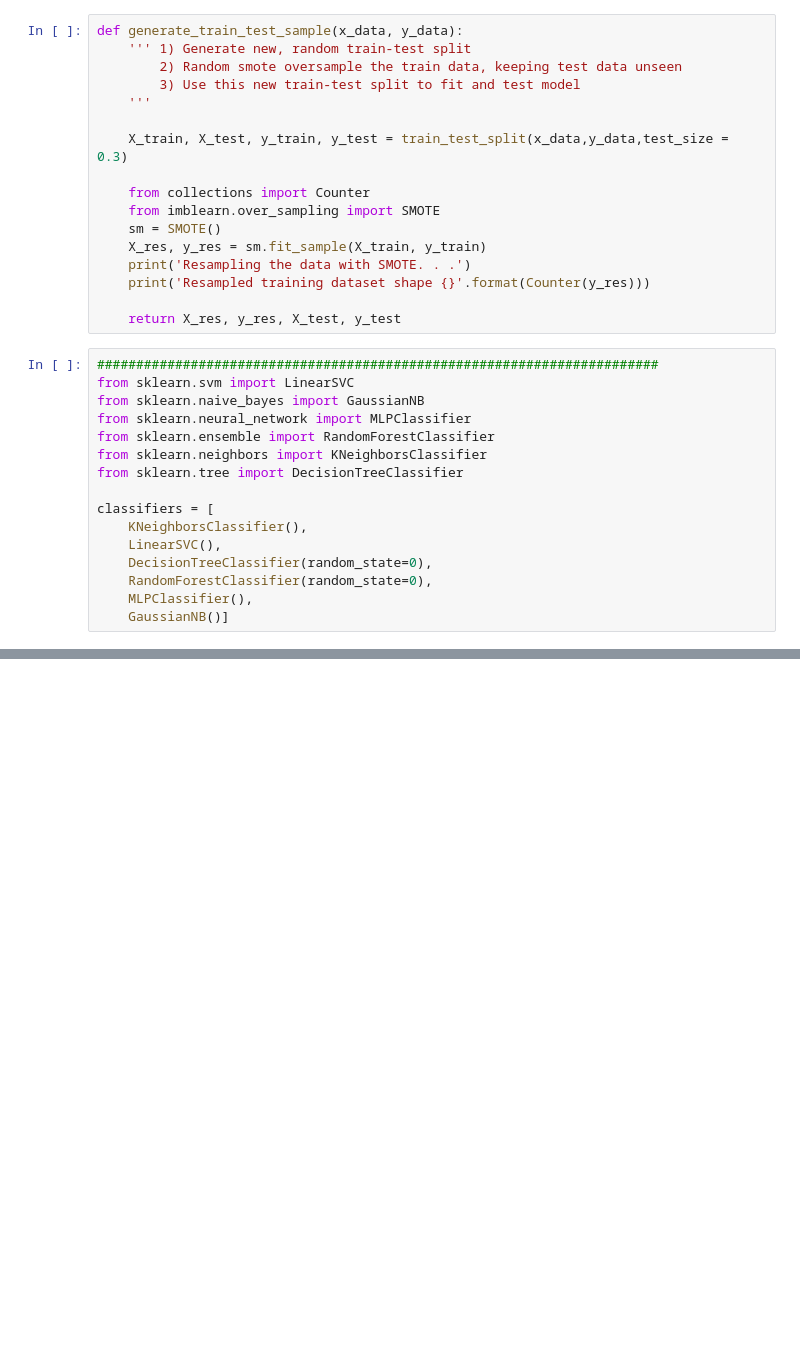
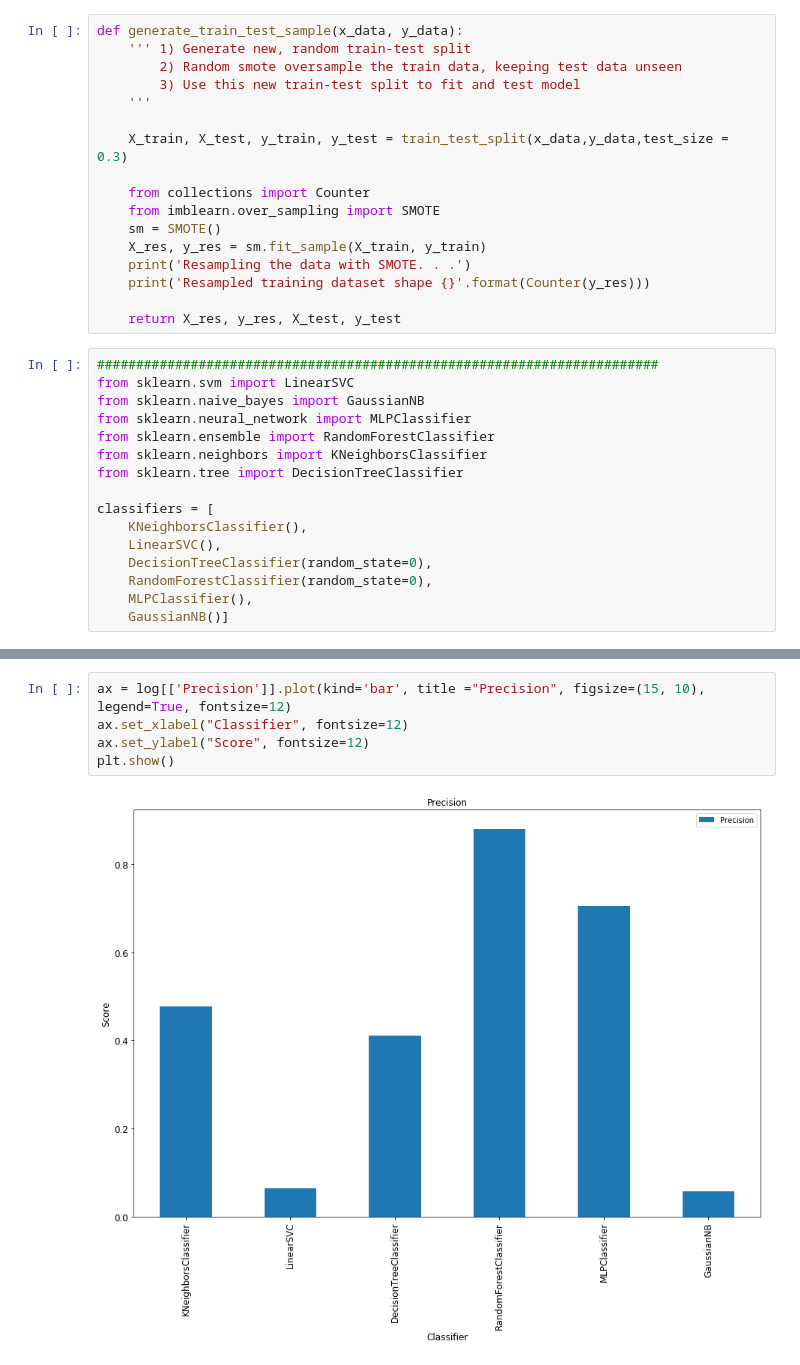
Before and after one commit to harrygraham/DeepLearning-CreditCardFraud, a Jupyter notebook: Baseline_Models.ipynb, the cells around one changed output, grey strips where cells are left out. Saved outputs shown, nothing was run; the diff lists cells and outputs as text; blank space fills up the shorter version.

```diff
--- a/Baseline_Models.ipynb
+++ b/Baseline_Models.ipynb
@@ -705,0 +815,7 @@ classifiers = [
+# %%
+ax = log[['Precision']].plot(kind='bar', title ="Precision", figsize=(15, 10), legend=True, fontsize=12)
+ax.set_xlabel("Classifier", fontsize=12)
+ax.set_ylabel("Score", fontsize=12)
+plt.show()
+# %% [output]
+[figure, added]
```
Also changed, not shown: parts of 12 cells of this notebook, 3 other files.
